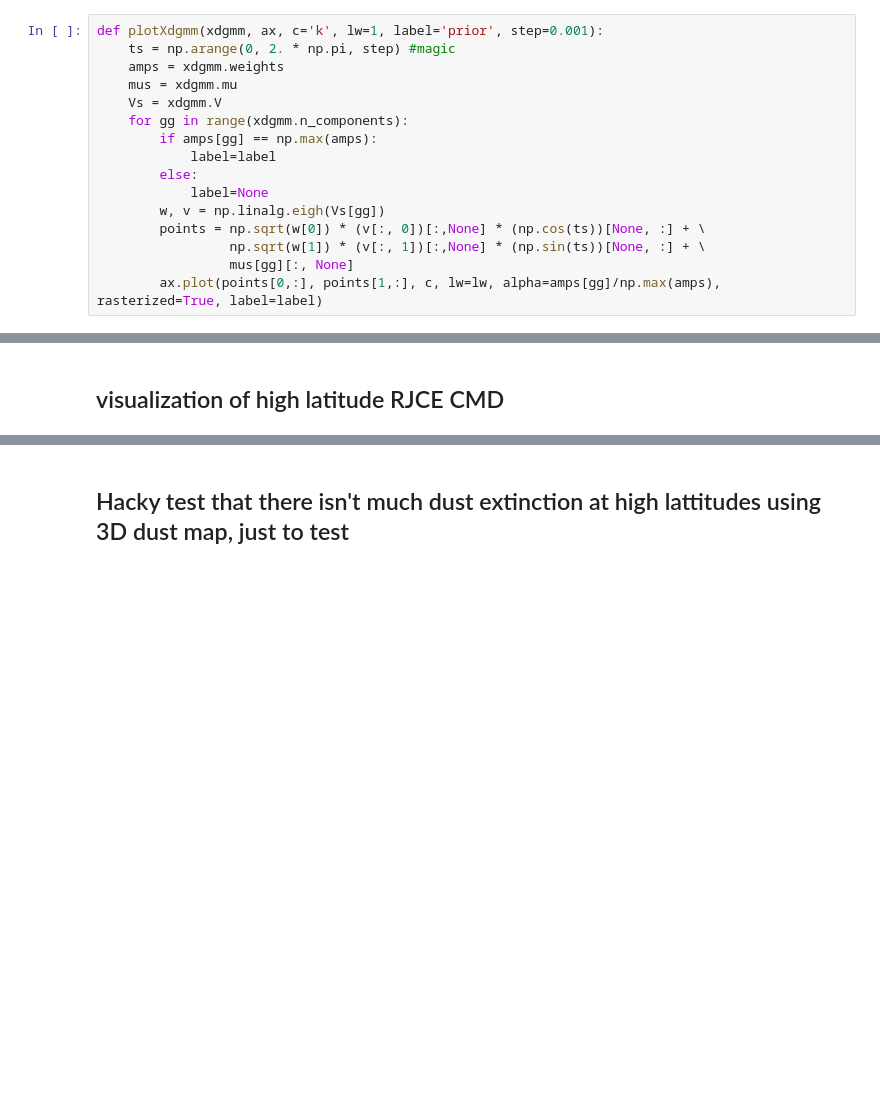
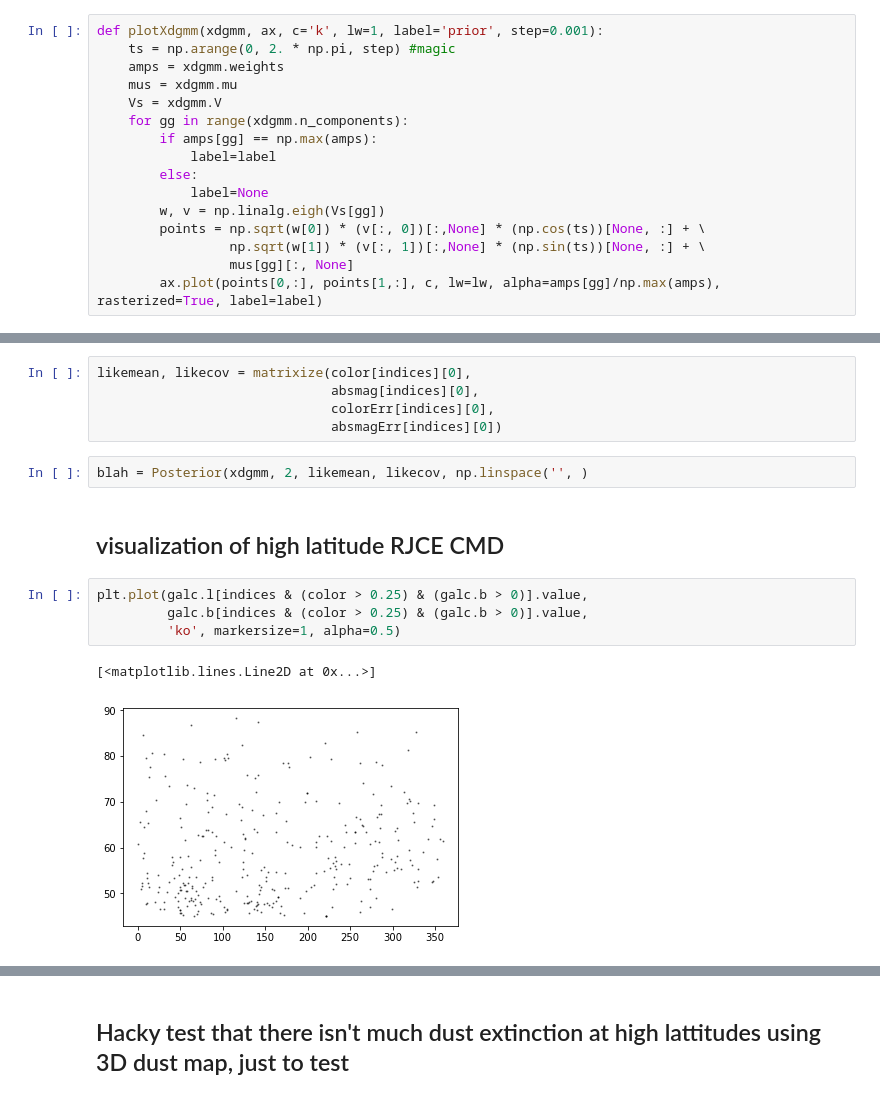
Before and after one commit to andersdot/dust, a Jupyter notebook: GPdust.ipynb, the cells around one changed output, grey strips where cells are left out. Saved outputs shown, nothing was run; the diff lists cells and outputs as text; blank space fills up the shorter version.

```diff
--- a/GPdust.ipynb
+++ b/GPdust.ipynb
@@ -165,2 +257,16 @@ sfddust, bayesdust = dust(data['ra'], data['dec'], 1./data['parallax']/u.mas*u.k
+# %%
+likemean, likecov = matrixize(color[indices][0],
+                              absmag[indices][0],
+                              colorErr[indices][0],
+                              absmagErr[indices][0])
+# %%
+blah = Posterior(xdgmm, 2, likemean, likecov, np.linspace('', )
 # %% [markdown]
 ## visualization of high latitude RJCE CMD
+# %%
+plt.plot(galc.l[indices & (color > 0.25) & (galc.b > 0)].value,
+         galc.b[indices & (color > 0.25) & (galc.b > 0)].value,
+         'ko', markersize=1, alpha=0.5)
+# %% [output]
+[<matplotlib.lines.Line2D at 0x...>]
+[figure, added]
```
Also changed, not shown: parts of 18 cells of this notebook.
